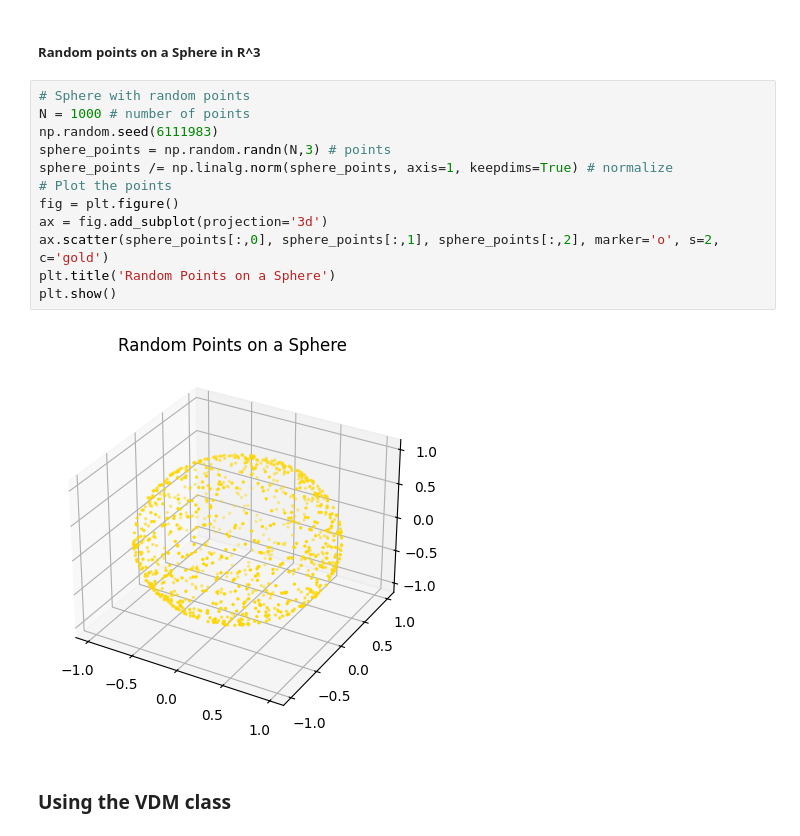
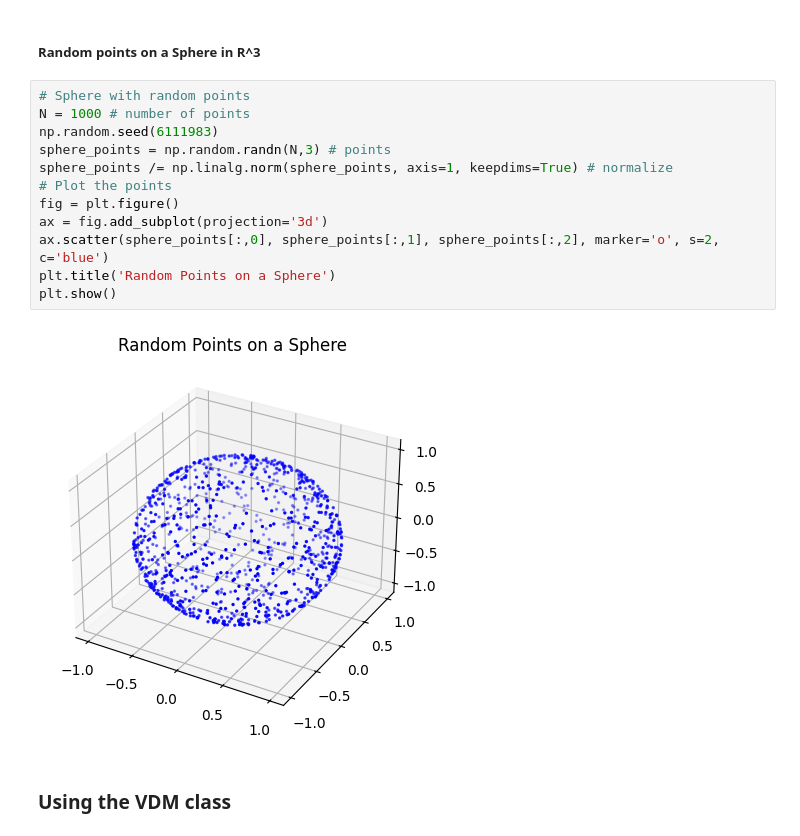
Before and after one commit to gmaurer08/sheaf-signal-processing, a Jupyter notebook: main.ipynb, the cells around one changed output. Cells and saved outputs as stored; diff of their text form.

```diff
--- a/main.ipynb
+++ b/main.ipynb
@@ -29,17 +29,17 @@ plt.show()
 # %%
 # Sphere with random points
 N = 1000 # number of points
 np.random.seed(6111983)
 sphere_points = np.random.randn(N,3) # points
 sphere_points /= np.linalg.norm(sphere_points, axis=1, keepdims=True) # normalize
 # Plot the points
 fig = plt.figure()
 ax = fig.add_subplot(projection='3d')
-ax.scatter(sphere_points[:,0], sphere_points[:,1], sphere_points[:,2], marker='o', s=2, c='gold')
+ax.scatter(sphere_points[:,0], sphere_points[:,1], sphere_points[:,2], marker='o', s=2, c='blue')
 plt.title('Random Points on a Sphere')
 plt.show()
 # %% [output]
-[figure, old version]
+[figure, new version]
 # %% [markdown]
 ### Using the VDM class
 # %% [markdown]
```
Also changed, not shown: parts of 3 cells of this notebook, 1 other file.
